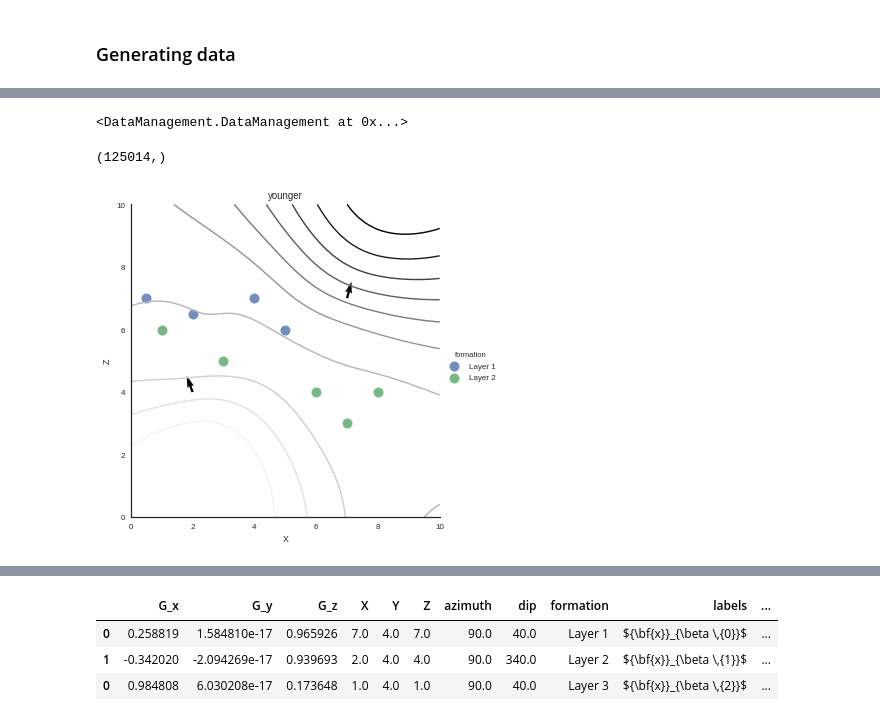
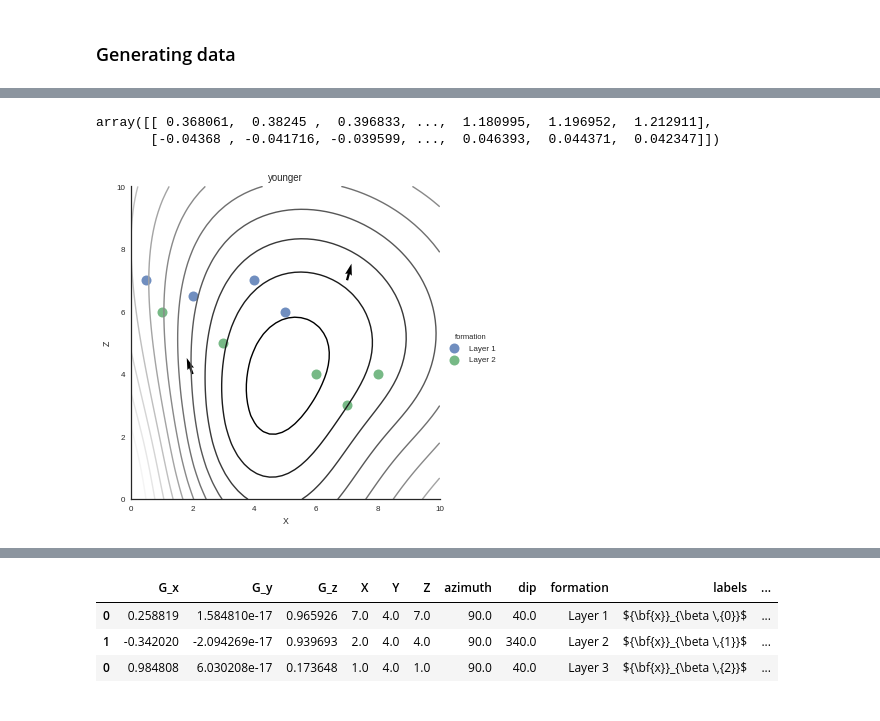
Before and after one commit to nre-aachen/gempy, a Jupyter notebook: Prototype Notebook/Example_2_Simple_PyMC3.ipynb, the cells around one changed output, grey strips where cells are left out. Saved outputs shown, nothing was run; the diff lists cells and outputs as text; code cells hidden in the pictures.

```diff
--- a/Prototype Notebook/Example_2_Simple_PyMC3.ipynb
+++ b/Prototype Notebook/Example_2_Simple_PyMC3.ipynb
@@ -127,15 +132,11 @@ GeMpy.set_data_series(geo_data, {'younger': ('Layer 1', 'Layer 2'),
 # %%
 # Select series to interpolate (if you do not want to interpolate all)
 new_series = GeMpy.select_series(geo_data, ['younger'])
-data_interp = GeMpy.set_interpolator(new_series, u_grade = 0)
+data_interp = GeMpy.set_interpolator(geo_data,)
-# %%
-geo_data
-# %% [output]
-<DataManagement.DataManagement at 0x...>
 # %%
 # This are the shared parameters and the compilation of the function. This will be hidden as well at some point
 input_data_T = data_interp.interpolator.tg.input_parameters_list()
-debugging = theano.function(input_data_T, data_interp.interpolator.tg.potential_field_at_all(), on_unused_input='ignore',
+debugging = theano.function(input_data_T, data_interp.interpolator.tg.whole_block_model(), on_unused_input='ignore',
                             allow_input_downcast=True, profile=True)
 # %%
 # This prepares the user data to the theano function
@@ -144,10 +145,11 @@ input_data_P = data_interp.interpolator.data_prep()
 # Solution of theano
 sol = debugging(input_data_P[0], input_data_P[1], input_data_P[2], input_data_P[3],input_data_P[4], input_data_P[5])
 # %%
-sol.shape
+sol
 # %% [output]
-(125014,)
+array([[ 0.368061,  0.38245 ,  0.396833, ...,  1.180995,  1.196952,  1.212911],
+       [-0.04368 , -0.041716, -0.039599, ...,  0.046393,  0.044371,  0.042347]])
 # %%
-GeMpy.plot_potential_field(new_series, sol[:-14].reshape(50,50,50),13, plot_data = True)
+GeMpy.plot_potential_field(new_series, sol[1].reshape(50,50,50),13, plot_data = True)
 # %% [output]
-[figure, old version]
+[figure, new version]
```
Also changed, not shown: parts of 3 cells of this notebook, 10 other files.
